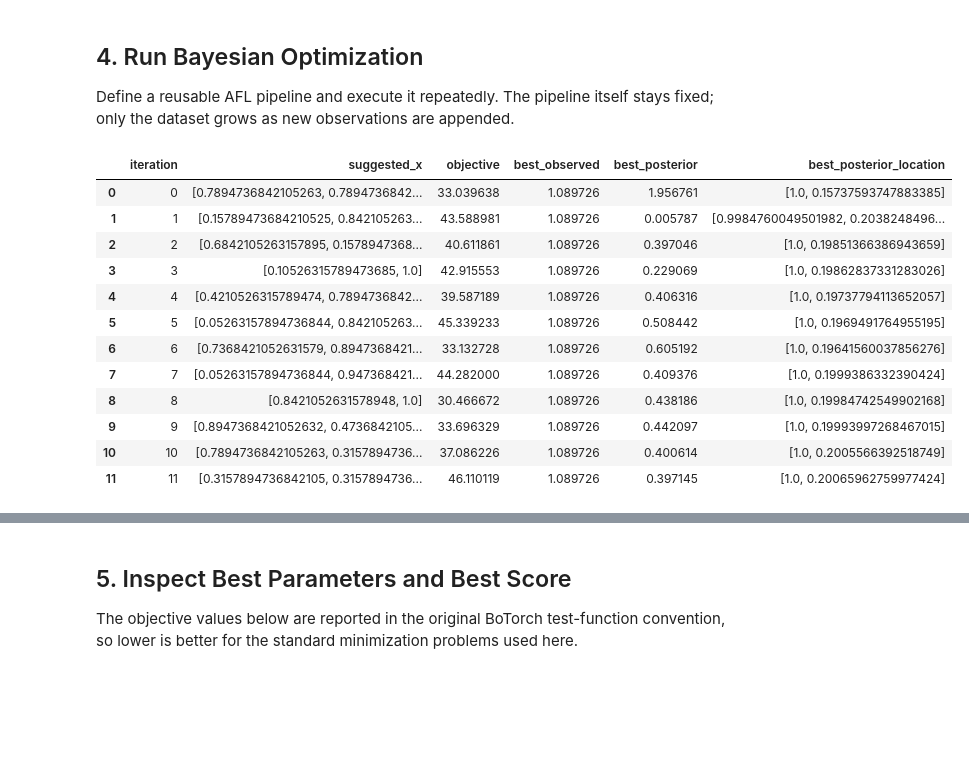
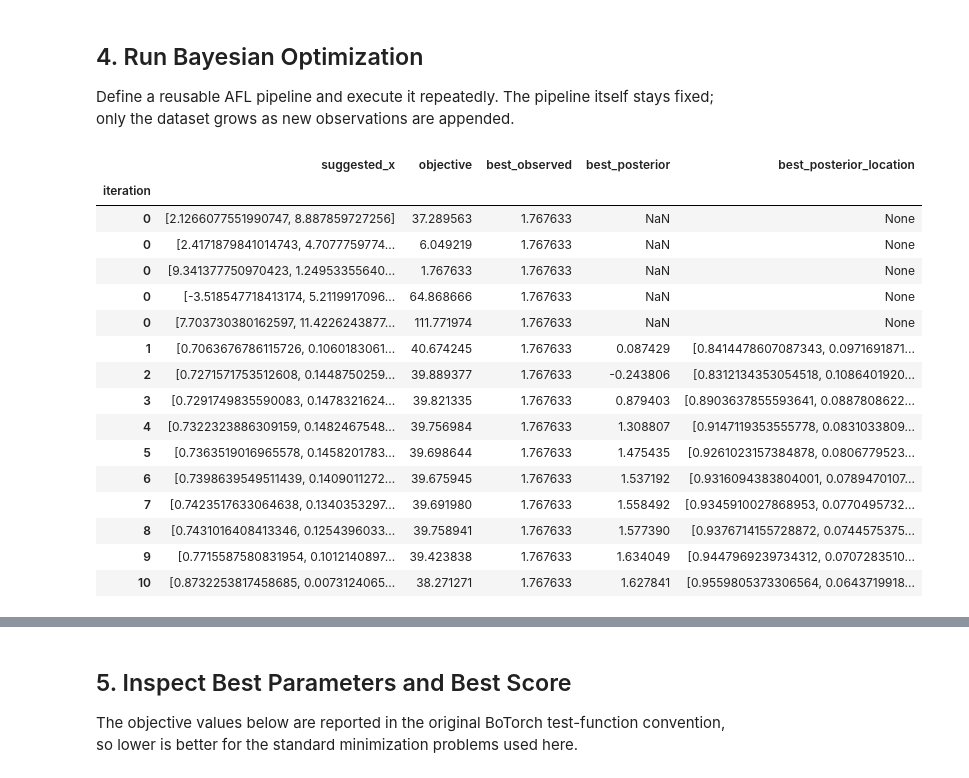
Before and after one commit to usnistgov/AFL-agent, a Jupyter notebook: docs/source/tutorials/bayesopt.ipynb, the cells around one changed output, grey strips where cells are left out. Saved outputs shown, nothing was run; the diff lists cells and outputs as text; code cells hidden in the pictures; blank space fills up the shorter version.

```diff
--- a/docs/source/tutorials/bayesopt.ipynb
+++ b/docs/source/tutorials/bayesopt.ipynb
@@ -31,6 +31,11 @@ plt.style.use("seaborn-v0_8-whitegrid")
 
 rng = np.random.default_rng(7)
 np.set_printoptions(precision=4, suppress=True)
+# %%
+# set campaign parameters
+N_ITERATIONS = 10
+N_INITIAL = 5
+N_BATCH = 1
 # %% [markdown]
 ## 2. Define the Objective Function
 
@@ -97,9 +133,6 @@ and global minimum value 0.3979 at
 Choose an initial design and build a dense candidate grid. This tutorial supports one- and two-dimensional BoTorch synthetic functions because the current AFL acquisition flow is grid-first.
 # %%
 from botorch.utils.sampling import draw_sobol_samples
-
-n_initial = 6
-n_iterations = 12
 
 if dimension > 2:
     raise ValueError(
@@ -110,7 +143,7 @@ component_names = [f"x{i}" for i in range(dimension)]
 
 sobol_bounds = __import__("torch").as_tensor(bounds.T, dtype=__import__("torch").double)
 initial_x = (
-    draw_sobol_samples(bounds=sobol_bounds, n=1, q=n_initial)
+    draw_sobol_samples(bounds=sobol_bounds, n=1, q=N_INITIAL, seed=0)
     .squeeze(0)
     .detach()
     .cpu()
@@ -203,55 +235,80 @@ with Pipeline() as bayesopt_pipeline:
         best_f_variable="botorch_best_f",
         output_prefix="botorch",
         decision_rtol=1.0,
-        count=1,
+        count=N_BATCH,
     )
 # %%
 history = []
+
+for x_row, y_val in zip(initial_x, initial_y):
+    history.append(
+        {
+            "iteration": 0,
+            "suggested_x": x_row.tolist(),
+            "objective": float(y_val),
+            "best_observed": float(np.min(initial_y)),
+            "best_posterior": np.nan,
+            "best_posterior_location": None,
+        }
+    )
+
 campaign_dataset = initial_dataset.copy()
 
-for iteration in range(n_iterations):
+for iteration in range(N_ITERATIONS):
     result = bayesopt_pipeline.calculate(campaign_dataset, disable_progress_bar=True)
-    suggested_x = np.asarray(result["next_samples"].values, dtype=float).reshape(1, dimension)
+
+    suggested_x = np.asarray(result["next_samples"].values, dtype=float).reshape(N_BATCH, dimension)
     suggested_y = evaluate_objective(suggested_x)
 
-    history.append(
-        {
-            "iteration": iteration,
-            "suggested_x": suggested_x[0].tolist(),
-            "objective": float(suggested_y[0]),
-            "best_observed": float(np.min(campaign_dataset["objective"].values)),
-            "best_posterior": float(np.asarray(result["botorch_best_f"].values).reshape(-1)[0]),
-            "best_posterior_location": np.asarray(result["botorch_best_x"].values, dtype=float).reshape(-1).tolist(),
-        }
-    )
+    best_observed = float(np.min(campaign_dataset["objective"].values))
+    best_posterior = float(np.asarray(result["botorch_best_f"].values).reshape(-1)[0])
+    best_posterior_location = np.asarray(
+        result["botorch_best_x"].values, dtype=float
+    ).reshape(-1).tolist()
+
+    for batch_member, (x_row, y_val) in enumerate(zip(suggested_x, suggested_y)):
+        history.append(
+            {
+                "iteration": iteration+1,
+                "suggested_x": x_row.tolist(),
+                "objective": float(y_val),
+                "best_observed": best_observed,
+                "best_posterior": best_posterior,
+                "best_posterior_location": best_posterior_location,
+            }
+        )
 
     updated_x = np.vstack([campaign_dataset["composition"].values, suggested_x])
     updated_y = np.concatenate([campaign_dataset["objective"].values, suggested_y])
 
     campaign_dataset = xr.Dataset(
         data_vars={
             "composition": (("sample", "component"), updated_x),
             "objective": ("sample", updated_y),
         },
         coords={
             "sample": np.arange(updated_x.shape[0]),
             "component": component_names,
         },
     )
 
-history_df = pd.DataFrame(history)
-history_df.head(n_iterations)
+history_df = pd.DataFrame(history).set_index("iteration")
+history_df
 # %% [output]
-|  | iteration | suggested_x | objective | best_observed | best_posterior | best_posterior_location |
-| 0 | 0 | [0.7894736842105263, 0.7894736842... | 33.039638 | 1.089726 | 1.956761 | [1.0, 0.15737593747883385] |
-| 1 | 1 | [0.15789473684210525, 0.842105263... | 43.588981 | 1.089726 | 0.005787 | [0.9984760049501982, 0.2038248496... |
-| 2 | 2 | [0.6842105263157895, 0.1578947368... | 40.611861 | 1.089726 | 0.397046 | [1.0, 0.19851366386943659] |
-| 3 | 3 | [0.10526315789473685, 1.0] | 42.915553 | 1.089726 | 0.229069 | [1.0, 0.19862837331283026] |
-| 4 | 4 | [0.4210526315789474, 0.7894736842... | 39.587189 | 1.089726 | 0.406316 | [1.0, 0.19737794113652057] |
-| 5 | 5 | [0.05263157894736844, 0.842105263... | 45.339233 | 1.089726 | 0.508442 | [1.0, 0.1969491764955195] |
-| 6 | 6 | [0.7368421052631579, 0.8947368421... | 33.132728 | 1.089726 | 0.605192 | [1.0, 0.19641560037856276] |
-| 7 | 7 | [0.05263157894736844, 0.947368421... | 44.282000 | 1.089726 | 0.409376 | [1.0, 0.1999386332390424] |
-| 8 | 8 | [0.8421052631578948, 1.0] | 30.466672 | 1.089726 | 0.438186 | [1.0, 0.19984742549902168] |
-| 9 | 9 | [0.8947368421052632, 0.4736842105... | 33.696329 | 1.089726 | 0.442097 | [1.0, 0.19993997268467015] |
-| 10 | 10 | [0.7894736842105263, 0.3157894736... | 37.086226 | 1.089726 | 0.400614 | [1.0, 0.2005566392518749] |
-| 11 | 11 | [0.3157894736842105, 0.3157894736... | 46.110119 | 1.089726 | 0.397145 | [1.0, 0.20065962759977424] |
+|  | suggested_x | objective | best_observed | best_posterior | best_posterior_location |
+| iteration |  |  |  |  |  |
+| 0 | [2.1266077551990747, 8.887859727256] | 37.289563 | 1.767633 | NaN | None |
+| 0 | [2.4171879841014743, 4.7077759774... | 6.049219 | 1.767633 | NaN | None |
+| 0 | [9.341377750970423, 1.24953355640... | 1.767633 | 1.767633 | NaN | None |
+| 0 | [-3.518547718413174, 5.2119917096... | 64.868666 | 1.767633 | NaN | None |
+| 0 | [7.703730380162597, 11.4226243877... | 111.771974 | 1.767633 | NaN | None |
+| 1 | [0.7063676786115726, 0.1060183061... | 40.674245 | 1.767633 | 0.087429 | [0.8414478607087343, 0.0971691871... |
+| 2 | [0.7271571753512608, 0.1448750259... | 39.889377 | 1.767633 | -0.243806 | [0.8312134353054518, 0.1086401920... |
+| 3 | [0.7291749835590083, 0.1478321624... | 39.821335 | 1.767633 | 0.879403 | [0.8903637855593641, 0.0887808622... |
+| 4 | [0.7322323886309159, 0.1482467548... | 39.756984 | 1.767633 | 1.308807 | [0.9147119353555778, 0.0831033809... |
+| 5 | [0.7363519016965578, 0.1458201783... | 39.698644 | 1.767633 | 1.475435 | [0.9261023157384878, 0.0806779523... |
+| 6 | [0.7398639549511439, 0.1409011272... | 39.675945 | 1.767633 | 1.537192 | [0.9316094383804001, 0.0789470107... |
+| 7 | [0.7423517633064638, 0.1340353297... | 39.691980 | 1.767633 | 1.558492 | [0.9345910027868953, 0.0770495732... |
+| 8 | [0.7431016408413346, 0.1254396033... | 39.758941 | 1.767633 | 1.577390 | [0.9376714155728872, 0.0744575375... |
+| 9 | [0.7715587580831954, 0.1012140897... | 39.423838 | 1.767633 | 1.634049 | [0.9447969239734312, 0.0707283510... |
+| 10 | [0.8732253817458685, 0.0073124065... | 38.271271 | 1.767633 | 1.627841 | [0.9559805373306564, 0.0643719918... |
```
Also changed, not shown: parts of 8 cells of this notebook, 7 other files.
